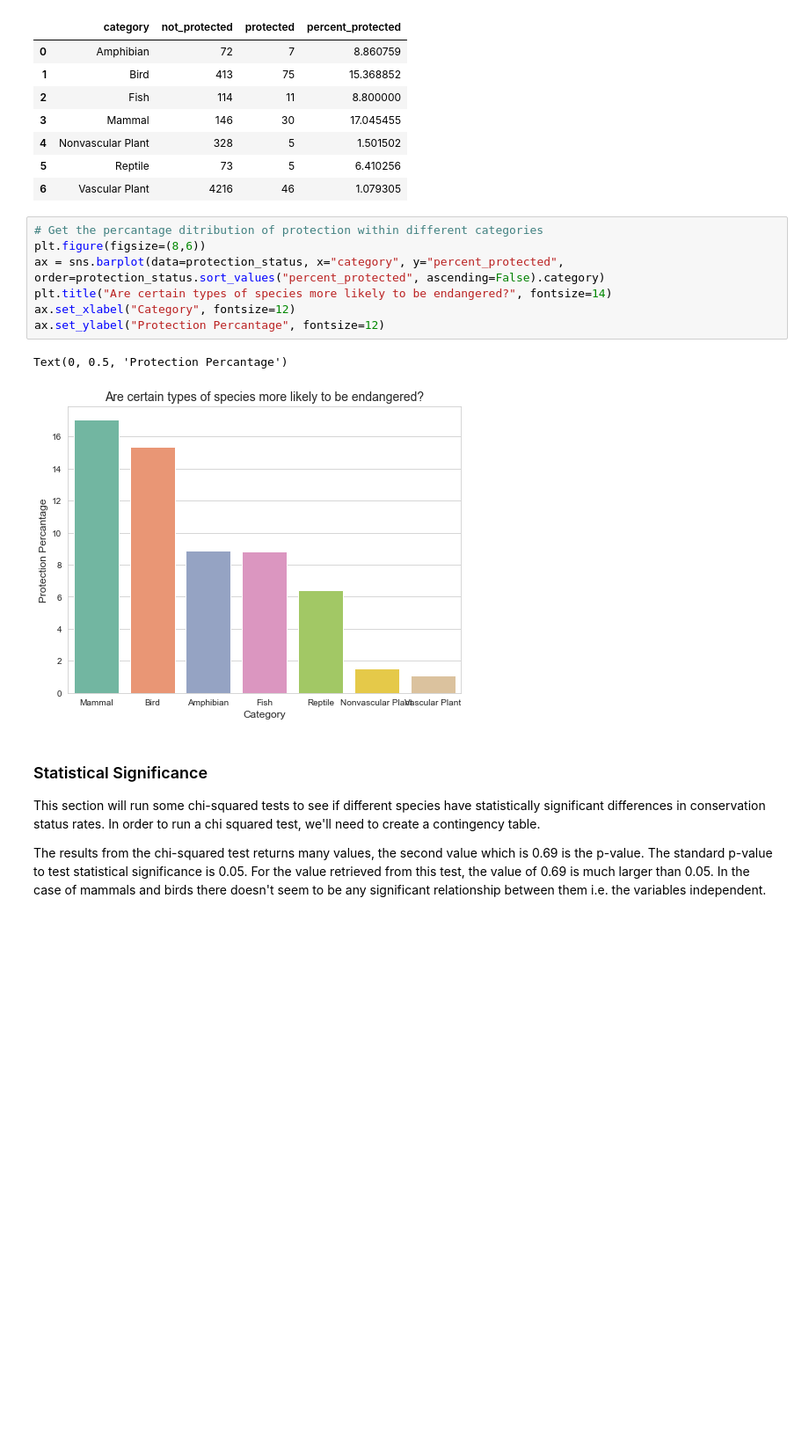
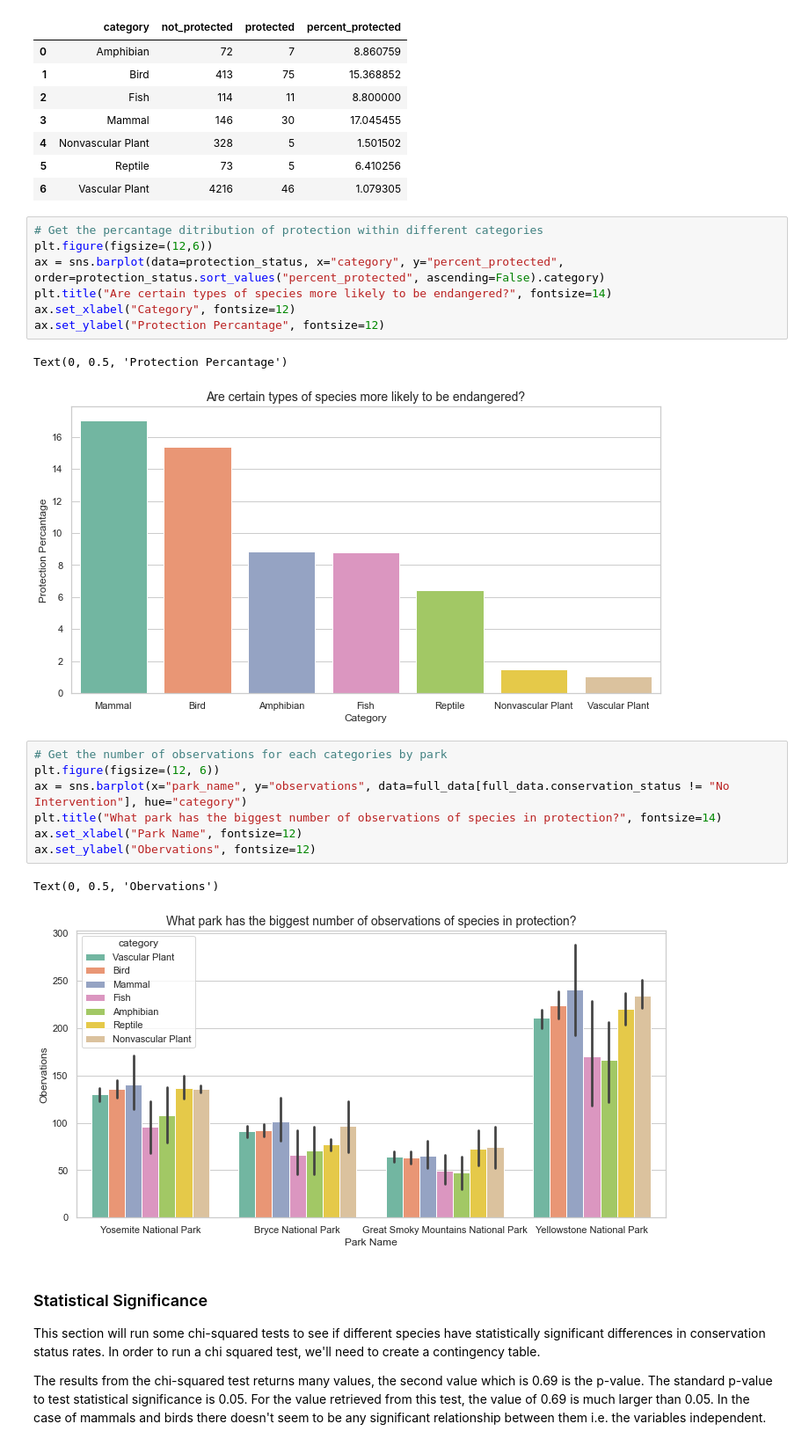
Before and after one commit to soyuz108/Visualization.-Biodiversity, a Jupyter notebook: viz_biodiversity.ipynb, the cells around one changed output. Shown: that part at 88% size. Cells and saved outputs as stored; diff of their text form; blank space fills up the shorter version.

```diff
--- a/viz_biodiversity.ipynb
+++ b/viz_biodiversity.ipynb
@@ -275,14 +291,24 @@ protection_status
 | 6 | Vascular Plant | 4216 | 46 | 1.079305 |
 # %%
 # Get the percantage ditribution of protection within different categories
-plt.figure(figsize=(8,6))
+plt.figure(figsize=(12,6))
 ax = sns.barplot(data=protection_status, x="category", y="percent_protected", order=protection_status.sort_values("percent_protected", ascending=False).category)
 plt.title("Are certain types of species more likely to be endangered?", fontsize=14)
 ax.set_xlabel("Category", fontsize=12)
 ax.set_ylabel("Protection Percantage", fontsize=12)
 # %% [output]
 Text(0, 0.5, 'Protection Percantage')
-[figure, old version]
+[figure, new version]
+# %%
+# Get the number of observations for each categories by park
+plt.figure(figsize=(12, 6))
+ax = sns.barplot(x="park_name", y="observations", data=full_data[full_data.conservation_status != "No Intervention"], hue="category")
+plt.title("What park has the biggest number of observations of species in protection?", fontsize=14)
+ax.set_xlabel("Park Name", fontsize=12)
+ax.set_ylabel("Obervations", fontsize=12)
+# %% [output]
+Text(0, 0.5, 'Obervations')
+[figure, added]
 # %% [markdown]
 ### Statistical Significance
 This section will run some chi-squared tests to see if different species have statistically significant differences in conservation status rates. In order to run a chi squared test, we'll need to create a contingency table.
```
Also changed, not shown: parts of 8 cells of this notebook.
